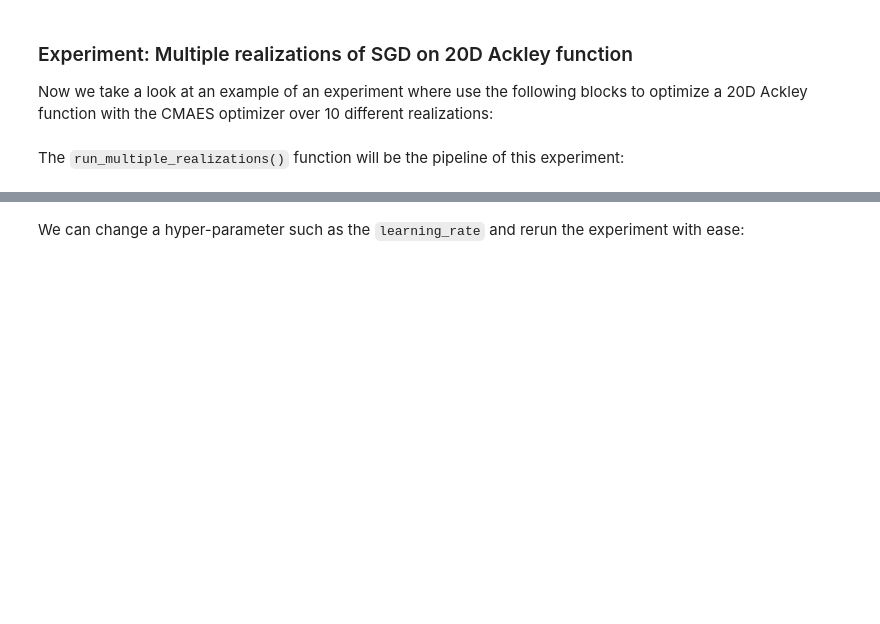
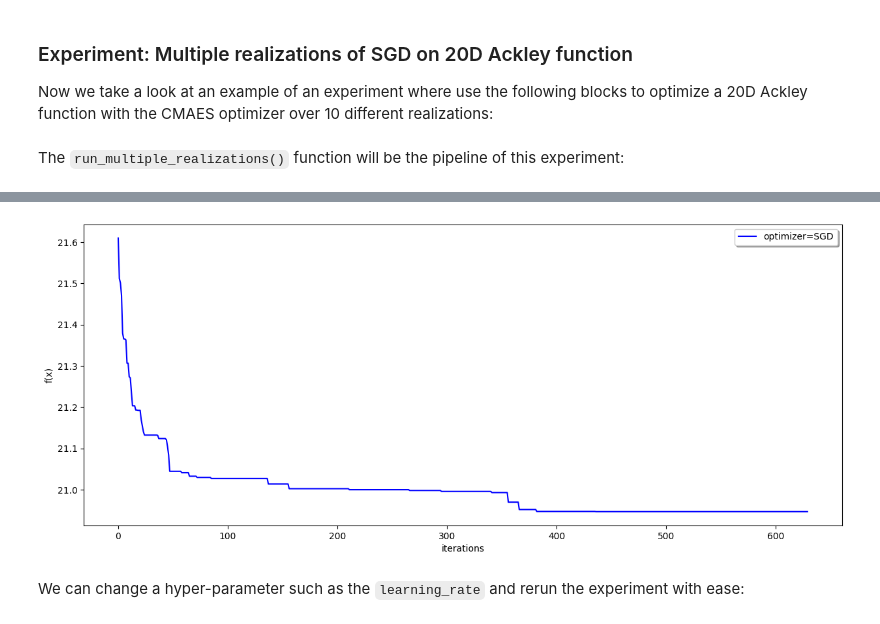
Before and after one commit to mpvanderschelling/f3dasm_teach, a Jupyter notebook: practical_session.ipynb, the cells around one changed output, grey strips where cells are left out. Saved outputs shown, nothing was run; the diff lists cells and outputs as text; code cells hidden in the pictures; blank space fills up the shorter version.

```diff
--- a/practical_session.ipynb
+++ b/practical_session.ipynb
@@ -54,6 +77,22 @@ Create a `DesignSpace` with the following features:
 ***
 # %%
 ## YOUR CODE HERE ##
+# %%
+## SOLUTION ##
+
+# Input parameters
+x0 = f3dasm.ContinuousParameter(name="x0", lower_bound=-1., upper_bound=1.)
+x1 = f3dasm.ContinuousParameter(name="x1", lower_bound=-1., upper_bound=1.)
+
+# Output parameters
+y = f3dasm.ContinuousParameter(name="y")
+
+# Create lists of parameters
+input_space = [x0, x1]
+output_space = [y]
+
+# Construct the design space
+design = f3dasm.DesignSpace(input_space=input_space, output_space=output_space)
 # %%
 ## CHECK ##
 
@@ -321,7 +434,8 @@ def plot_results(results: f3dasm.OptimizationResult, logscale: bool = True, ax =
     return fig, ax
 # %%
 fig, ax = plot_results(results, logscale=False)
-fig
+# %% [output]
+[figure, added]
 # %% [markdown]
 We can change a hyper-parameter such as the `learning_rate` and rerun the experiment with ease:
 # %%
```
Also changed, not shown: parts of 22 cells of this notebook, 4 other files.
